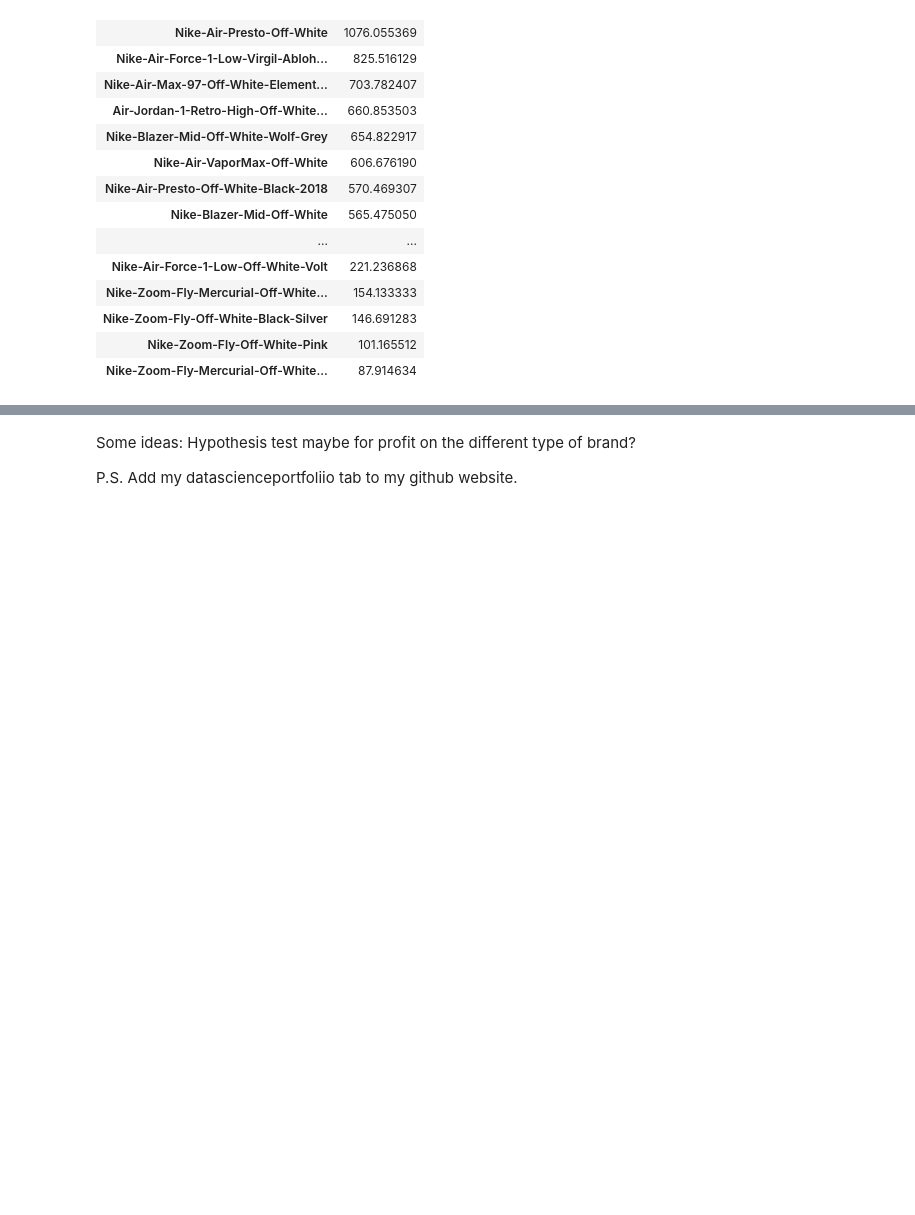
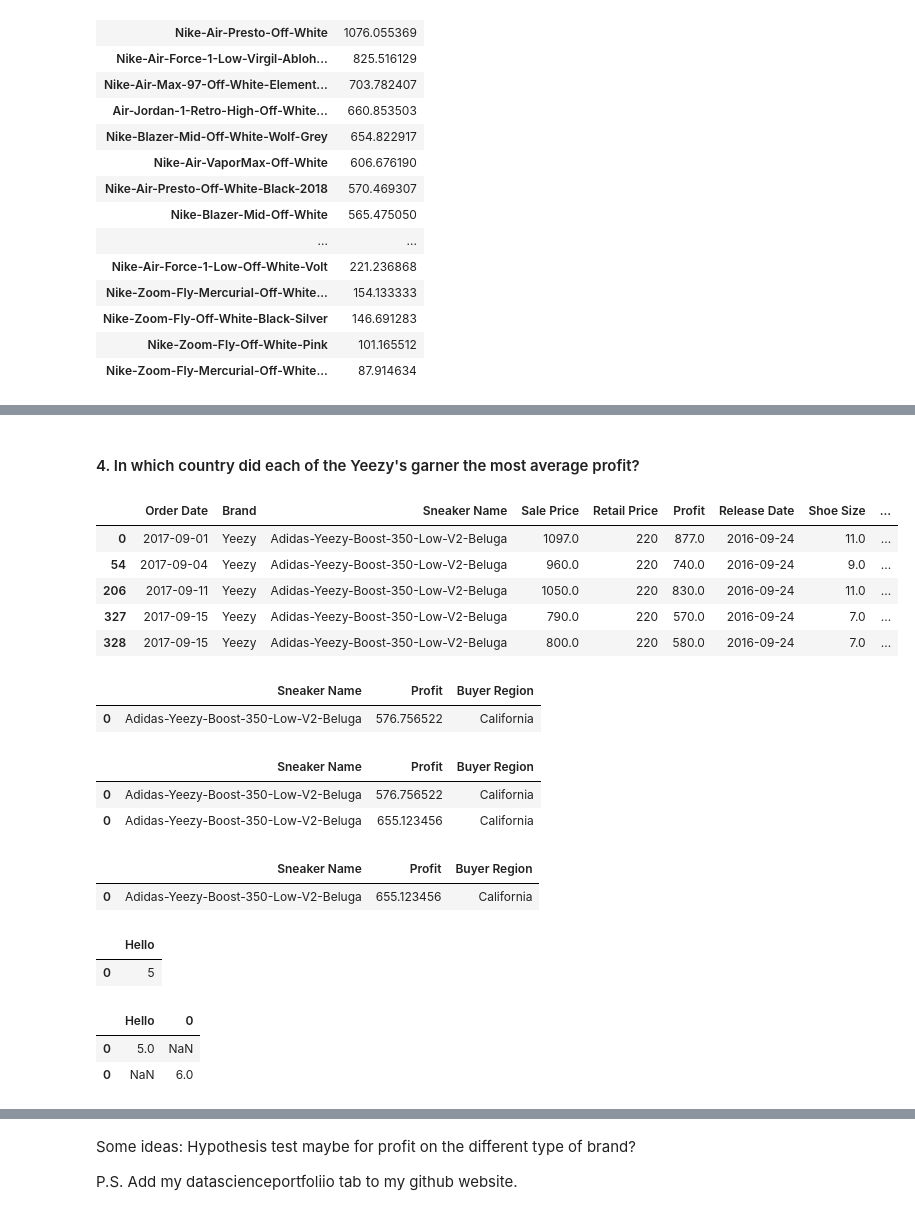
Before and after one commit to timlanwong/DataSciencePortfolio, a Jupyter notebook: Data Exploration/StockxSneakerContest/StockXSneakerContest2019.ipynb, the cells around one changed output, grey strips where cells are left out. Saved outputs shown, nothing was run; the diff lists cells and outputs as text; code cells hidden in the pictures; blank space fills up the shorter version.

Commit message:
working on the highest profit for each yeezy is in which area

```diff
--- a/Data Exploration/StockxSneakerContest/StockXSneakerContest2019.ipynb
+++ b/Data Exploration/StockxSneakerContest/StockXSneakerContest2019.ipynb
@@ -265,0 +303,20 @@ The Offwhite with the most average profit is the air jordan 1 retor high off whi
+# %% [markdown]
+#### 4. In which country did each of the Yeezy's garner the most average profit?
+# %%
+test = yeezy[(yeezy['Sneaker Name'] == 'Adidas-Yeezy-Boost-350-Low-V2-Beluga') & (yeezy['Buyer Region'] == 'California')]
+test.head()
+# %% [output]
+|  | Order Date | Brand | Sneaker Name | Sale Price | Retail Price | Profit | Release Date | Shoe Size | ... |
+| 0 | 2017-09-01 | Yeezy | Adidas-Yeezy-Boost-350-Low-V2-Beluga | 1097.0 | 220 | 877.0 | 2016-09-24 | 11.0 | ... |
+| 54 | 2017-09-04 | Yeezy | Adidas-Yeezy-Boost-350-Low-V2-Beluga | 960.0 | 220 | 740.0 | 2016-09-24 | 9.0 | ... |
+| 206 | 2017-09-11 | Yeezy | Adidas-Yeezy-Boost-350-Low-V2-Beluga | 1050.0 | 220 | 830.0 | 2016-09-24 | 11.0 | ... |
+| 327 | 2017-09-15 | Yeezy | Adidas-Yeezy-Boost-350-Low-V2-Beluga | 790.0 | 220 | 570.0 | 2016-09-24 | 7.0 | ... |
+| 328 | 2017-09-15 | Yeezy | Adidas-Yeezy-Boost-350-Low-V2-Beluga | 800.0 | 220 | 580.0 | 2016-09-24 | 7.0 | ... |
+# %%
+test = test.groupby('Sneaker Name').mean().reset_index()
+test['Buyer Region'] = 'California'
+test_result = test[['Sneaker Name', "Profit", "Buyer Region"]]
+test_result
+# %% [output]
+|  | Sneaker Name | Profit | Buyer Region |
+| 0 | Adidas-Yeezy-Boost-350-Low-V2-Beluga | 576.756522 | California |
@@ -265,0 +331,6 @@ The Offwhite with the most average profit is the air jordan 1 retor high off whi
+# %%
+check_each_country_df
+# %% [output]
+|  | Sneaker Name | Profit | Buyer Region |
+| 0 | Adidas-Yeezy-Boost-350-Low-V2-Beluga | 576.756522 | California |
+| 0 | Adidas-Yeezy-Boost-350-Low-V2-Beluga | 655.123456 | California |
@@ -265,0 +339,6 @@ The Offwhite with the most average profit is the air jordan 1 retor high off whi
+# %%
+main_yeezy_df = main_yeezy_df.append(check_each_country_df_max)
+main_yeezy_df
+# %% [output]
+|  | Sneaker Name | Profit | Buyer Region |
+| 0 | Adidas-Yeezy-Boost-350-Low-V2-Beluga | 655.123456 | California |
@@ -265,0 +387,11 @@ The Offwhite with the most average profit is the air jordan 1 retor high off whi
+# %%
+test
+# %% [output]
+|  | Hello |
+| 0 | 5 |
+# %%
+test.append([6])
+# %% [output]
+|  | Hello | 0 |
+| 0 | 5.0 | NaN |
+| 0 | NaN | 6.0 |
```
Also changed, not shown: parts of 10 cells of this notebook.
